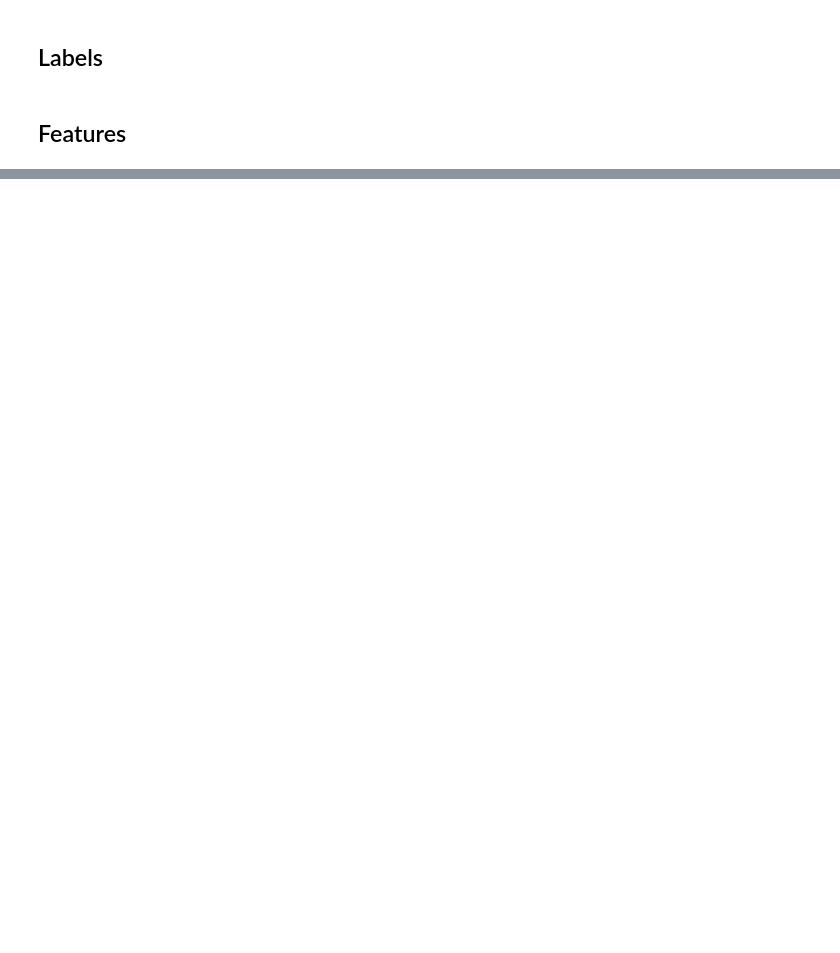
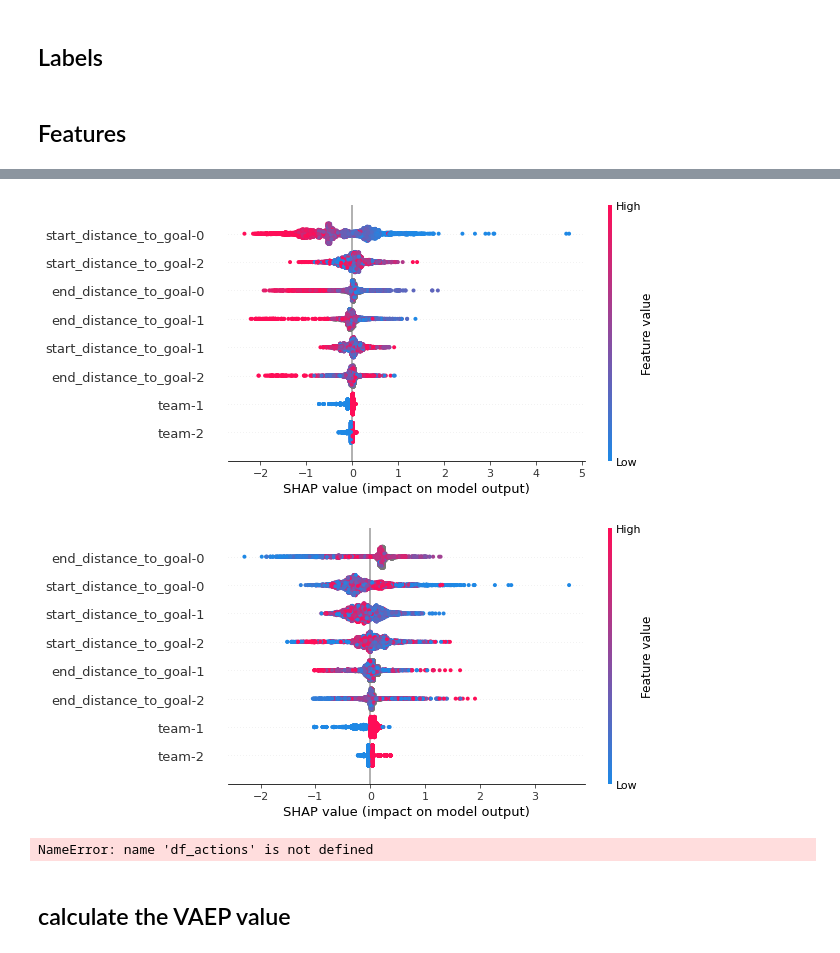
Before and after one commit to TK5-Tim/Big-Data-Cup, a Jupyter notebook: zone_entries.ipynb, the cells around one changed output, grey strips where cells are left out. Cells and saved outputs as stored; diff of their text form; code cells hidden in the pictures; blank space fills up the shorter version.

```diff
--- a/zone_entries.ipynb
+++ b/zone_entries.ipynb
@@ -165,0 +478,9 @@ df_features['time_sequence_pre'] = df_features['seconds_remaining-0'] - df_featu
+# %%
+for label in labels:
+    explainer = shap.TreeExplainer(models[label])
+
+    shap_values = explainer.shap_values(df_X_test[feat])
+    shap.summary_plot(shap_values, df_X_test[feat])
+# %% [output]
+[figure, added]
+[figure, added]
@@ -165,0 +491,6 @@ df_features['time_sequence_pre'] = df_features['seconds_remaining-0'] - df_featu
+# %%
+df_actions_predictions = pd.concat([df_actions, df_predictions_cv], axis=1)
+# %% [output]
+NameError: name 'df_actions' is not defined
+# %% [markdown]
+## calculate the VAEP value
```
Also changed, not shown: parts of 57 cells of this notebook.
